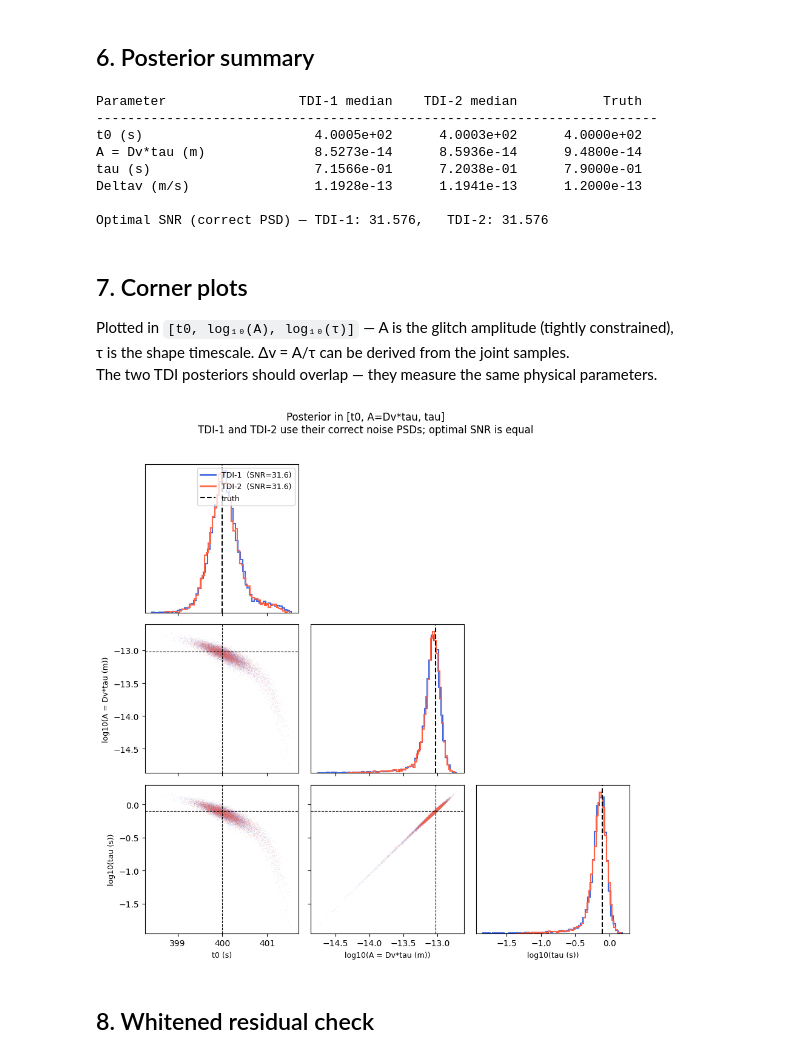
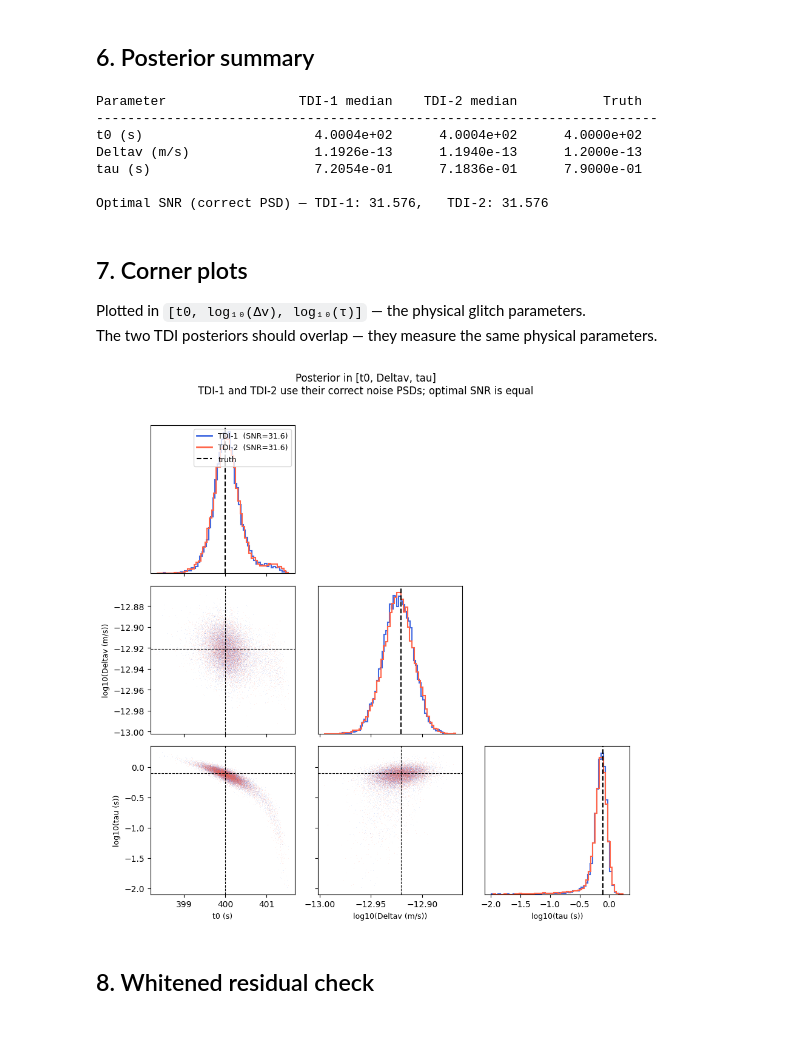
Before and after one commit to gmenta24/jaxglitches, a Jupyter notebook: lisa.ipynb, the cells around one changed output. Saved outputs shown, nothing was run; the diff lists cells and outputs as text; code cells hidden in the pictures; blank space fills up the shorter version.

```diff
--- a/lisa.ipynb
+++ b/lisa.ipynb
@@ -266,16 +261,16 @@ N_BURN    = 1_000  # warm-up iterations (discarded)
 N_SAMP    = 20_000 # production iterations
 
 @jax.jit
-def loglik1(xi): return log_L1(to_physical_AB(xi))
+def loglik1(xi): return log_L1(to_physical(xi))
 @jax.jit
-def loglik2(xi): return log_L2(to_physical_AB(xi))
+def loglik2(xi): return log_L2(to_physical(xi))
 
 def run_ensemble(loglik_fn, xi_map, cov, seed):
     """Affine-invariant ensemble sampler (stretch move).
-    Returns flat chain (N_WALKERS × N_SAMP, 3) in [t0, logA, logTau]."""
+    Returns flat chain (N_WALKERS × N_SAMP, 3) in [t0, logDeltav, logTau]."""
     sampling = SamplingMH(
         nwalker=N_WALKERS, temps=jnp.array([1.0]),
-        loglik=loglik_fn, logprior=jax.jit(log_prior_AB), dim=3,
+        loglik=loglik_fn, logprior=jax.jit(log_prior_xi), dim=3,
     )
     _steps = Steps([{Stretch(permute=True).builder: 1.0}])
 
@@ -306,20 +301,16 @@ Running TDI-1 ensemble sampler...
 Running TDI-2 ensemble sampler...
   done: 320,000 raw samples
 # %%
-chain1 = jnp.array(samps1_raw)   # (N_WALKERS × N_SAMP, 3)  [t0, logA, logTau]
+chain1 = jnp.array(samps1_raw)   # (N_WALKERS × N_SAMP, 3)  [t0, logDeltav, logTau]
 chain2 = jnp.array(samps2_raw)
 
 # Convert to physical parameters
-phys1 = jax.vmap(to_physical_AB)(chain1)   # (N, 3) = [t0, Deltav, tau]
-phys2 = jax.vmap(to_physical_AB)(chain2)
-
-A1 = np.exp(np.array(chain1[:, 1]))   # A = Deltav * tau = exp(logA)
-A2 = np.exp(np.array(chain2[:, 1]))
+phys1 = jax.vmap(to_physical)(chain1)   # (N, 3) = [t0, Deltav, tau]
+phys2 = jax.vmap(to_physical)(chain2)
 
 # Thin to ~10 000 samples for plotting
 THIN = max(1, samps1_raw.shape[0] // 10_000)
 s1 = np.array(phys1[::THIN]);  s2 = np.array(phys2[::THIN])
-a1 = A1[::THIN];               a2 = A2[::THIN]
 print(f'Thinned samples: {s1.shape[0]} each  (THIN={THIN})')
 # %% [output]
 Thinned samples: 10000 each  (THIN=32)
@@ -330,9 +321,8 @@ print(f'{"Parameter":22s}  {"TDI-1 median":>14s}  {"TDI-2 median":>14s}  {"Truth
 print('-' * 72)
 for name, v1, v2, tv in [
         ('t0 (s)',       np.median(s1[:,0]), np.median(s2[:,0]), T0_TRUE),
-        ('A = Dv*tau (m)', np.median(a1),    np.median(a2),    A_TRUE),
-        ('tau (s)',       np.median(s1[:,2]), np.median(s2[:,2]), TAU_TRUE),
-        ('Deltav (m/s)',   np.median(s1[:,1]), np.median(s2[:,1]), DELTAV_TRUE)]:
+        ('Deltav (m/s)', np.median(s1[:,1]), np.median(s2[:,1]), DELTAV_TRUE),
+        ('tau (s)',      np.median(s1[:,2]), np.median(s2[:,2]), TAU_TRUE)]:
     print(f'{name:22s}  {v1:14.4e}  {v2:14.4e}  {tv:14.4e}')
 
 print()
@@ -340,25 +330,20 @@ print(f'Optimal SNR (correct PSD) — TDI-1: {snr1:.3f},   TDI-2: {snr2:.3f}')
 # %% [output]
 Parameter                 TDI-1 median    TDI-2 median           Truth
 ------------------------------------------------------------------------
-t0 (s)                      4.0005e+02      4.0003e+02      4.0000e+02
-A = Dv*tau (m)              8.5273e-14      8.5936e-14      9.4800e-14
-tau (s)                     7.1566e-01      7.2038e-01      7.9000e-01
-Deltav (m/s)                1.1928e-13      1.1941e-13      1.2000e-13
+t0 (s)                      4.0004e+02      4.0004e+02      4.0000e+02
+Deltav (m/s)                1.1926e-13      1.1940e-13      1.2000e-13
+tau (s)                     7.2054e-01      7.1836e-01      7.9000e-01
 
 Optimal SNR (correct PSD) — TDI-1: 31.576,   TDI-2: 31.576
 # %% [markdown]
 ## 7. Corner plots
 
-Plotted in `[t0, log₁₀(A), log₁₀(τ)]` — A is the glitch amplitude (tightly constrained),
-τ is the shape timescale.  Δv = A/τ can be derived from the joint samples.
+Plotted in `[t0, log₁₀(Δv), log₁₀(τ)]` — the physical glitch parameters.
 The two TDI posteriors should overlap — they measure the same physical parameters.
 # %%
-# Build sample arrays in [t0, A, tau] space for the corner plot
-sp1 = np.column_stack([s1[:,0], a1, s1[:,2]])   # [t0, A, tau]
-sp2 = np.column_stack([s2[:,0], a2, s2[:,2]])
-
-plot_names  = ['t0 (s)', 'A = Dv*tau (m)', 'tau (s)']
-plot_truths = [T0_TRUE, A_TRUE, TAU_TRUE]
+# Corner plots use the physical samples directly: s1, s2 = [t0, Deltav, tau]
+plot_names  = ['t0 (s)', 'Deltav (m/s)', 'tau (s)']
+plot_truths = [T0_TRUE, DELTAV_TRUE, TAU_TRUE]
 
 
 def corner_plot(samples_list, labels, colors, param_names, truth, log_axes=None):
@@ -386,36 +371,36 @@ def corner_plot(samples_list, labels, colors, param_names, truth, log_axes=None)
                 for s, lbl, clr in zip(samples_list, labels, colors):
                     ax.plot(_v(s, col), _v(s, row), ',', color=clr, alpha=0.1, ms=1)
                 ax.axvline(_t(col), color='k', lw=0.8, ls='--')
                 ax.axhline(_t(row), color='k', lw=0.8, ls='--')
             if row == n-1:
                 ax.set_xlabel(_lbl(col), fontsize=9)
             else:
                 ax.set_xticklabels([])
             if col == 0 and row > 0:
                 ax.set_ylabel(_lbl(row), fontsize=9)
             else:
                 ax.set_yticklabels([])
 
     handles  = [plt.Line2D([0],[0], color=c, lw=2, label=l) for l,c in zip(labels,colors)]
     handles += [plt.Line2D([0],[0], color='k', lw=1.5, ls='--', label='truth')]
     axes[0,0].legend(handles=handles, fontsize=9, loc='upper right')
     return fig
 
 
 fig = corner_plot(
-    [sp1, sp2],
+    [s1, s2],
     [f'TDI-1  (SNR={snr1:.1f})', f'TDI-2  (SNR={snr2:.1f})'],
     ['royalblue', 'tomato'],
     plot_names, plot_truths, log_axes={1, 2})
 
 fig.suptitle(
-    'Posterior in [t0, A=Dv*tau, tau]\n'
+    'Posterior in [t0, Deltav, tau]\n'
     'TDI-1 and TDI-2 use their correct noise PSDs; optimal SNR is equal',
     y=1.02, fontsize=12)
 plt.tight_layout()
 plt.show()
 # %% [output]
-[figure, old version]
+[figure, new version]
 # %% [markdown]
 ## 8. Whitened residual check
 # %%
```
Also changed, not shown: parts of 12 cells of this notebook, 1 other file.
